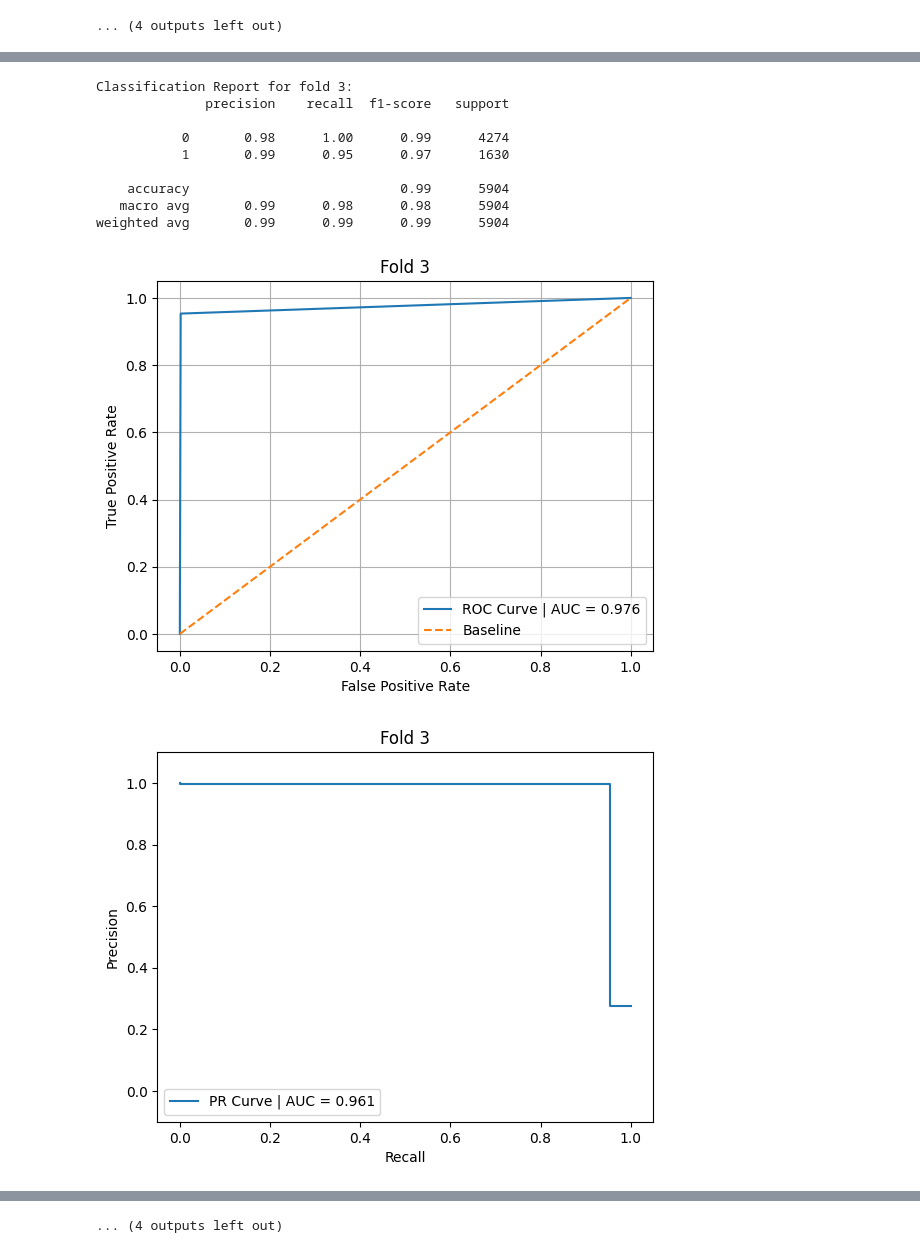
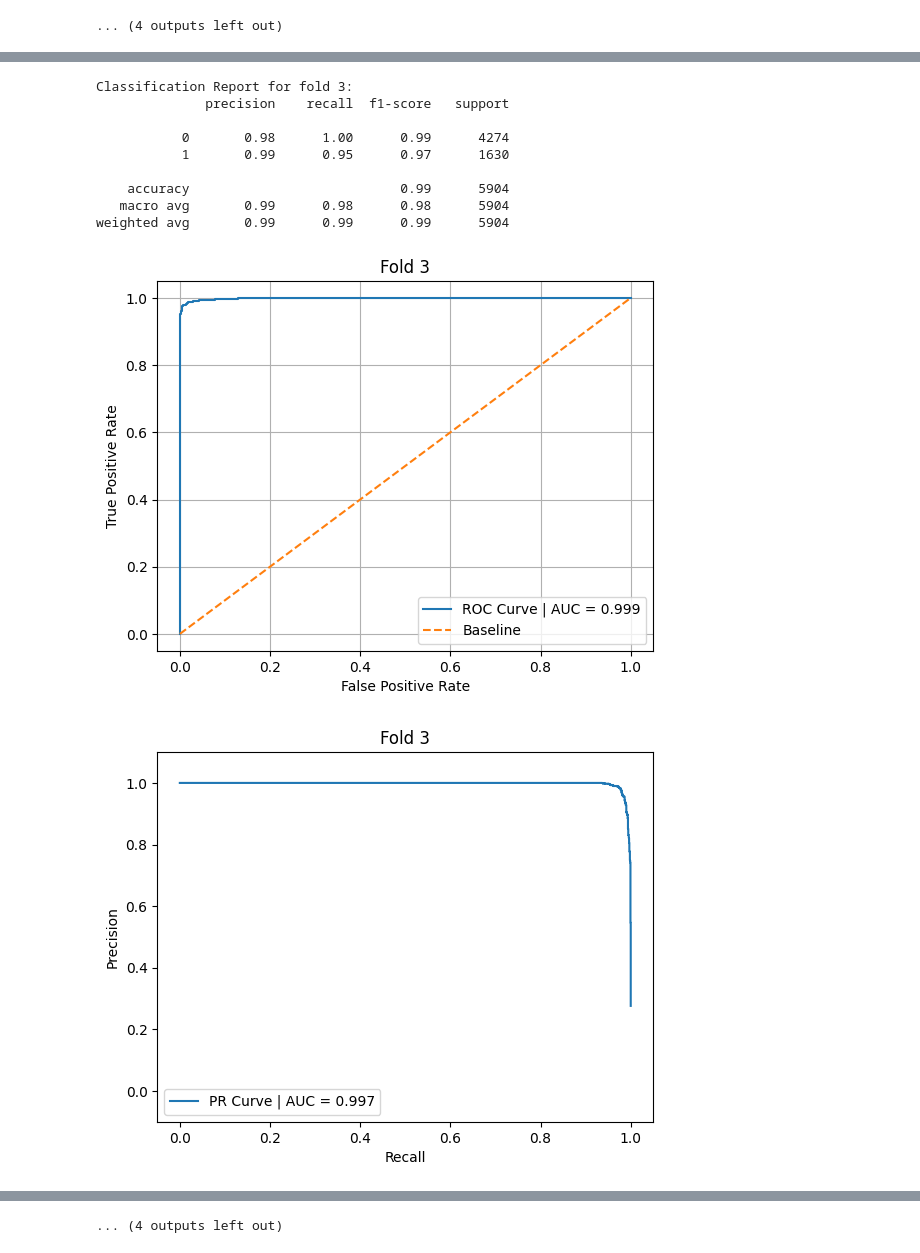
Before and after one commit to pocrca/anomaly_lte, a Jupyter notebook: Model_evaluation.ipynb, the cells around one changed output, grey strips where cells are left out. Drawn from its saved outputs; the diff is of its cells as text; code cells hidden in the pictures.

Commit message:
Fixed issue on Model Evaluation for XGBoost ft2

```diff
--- a/Model_evaluation.ipynb
+++ b/Model_evaluation.ipynb
@@ -385,8 +385,8 @@ for train_index, test_index in skf.split(X_df_ft2, Y_df):
     Fold += 1
     X_test = X_df_ft2.iloc[test_index]
     Y_test = Y_df.iloc[test_index]
-    Predicted = globals()[f"xgboost_ft1_fold{Fold}"].predict(X_test)
-    Predicted_Probability = globals()[f"xgboost_ft1_fold{Fold}"].predict_proba(X_test)[:,1]
+    Predicted = globals()[f"xgboost_ft2_fold{Fold}"].predict(X_test)
+    Predicted_Probability = globals()[f"xgboost_ft2_fold{Fold}"].predict_proba(X_test)[:,1]
 
 
     # Getting Scores
@@ -463,14 +463,14 @@ weighted avg       0.99      0.99      0.99      5905
 Classification Report for fold 3:
               precision    recall  f1-score   support
 
            0       0.98      1.00      0.99      4274
            1       0.99      0.95      0.97      1630
 
     accuracy                           0.99      5904
    macro avg       0.99      0.98      0.98      5904
 weighted avg       0.99      0.99      0.99      5904
-[figure, old version]
+[figure, new version]
-[figure, old version]
+[figure, new version]
 Classification Report for fold 4:
               precision    recall  f1-score   support
 
```
Also changed, not shown: parts of 1 cell of this notebook.
